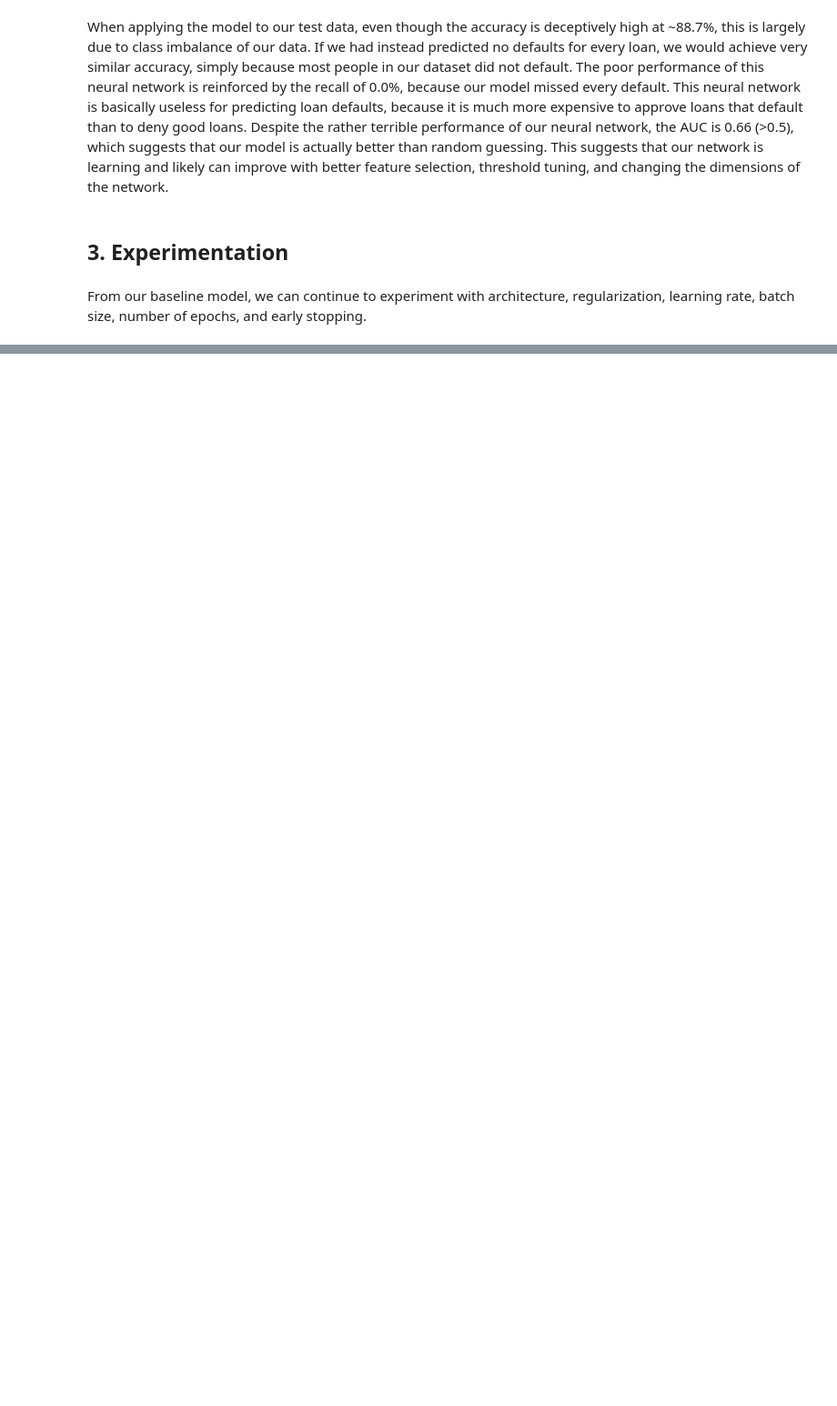
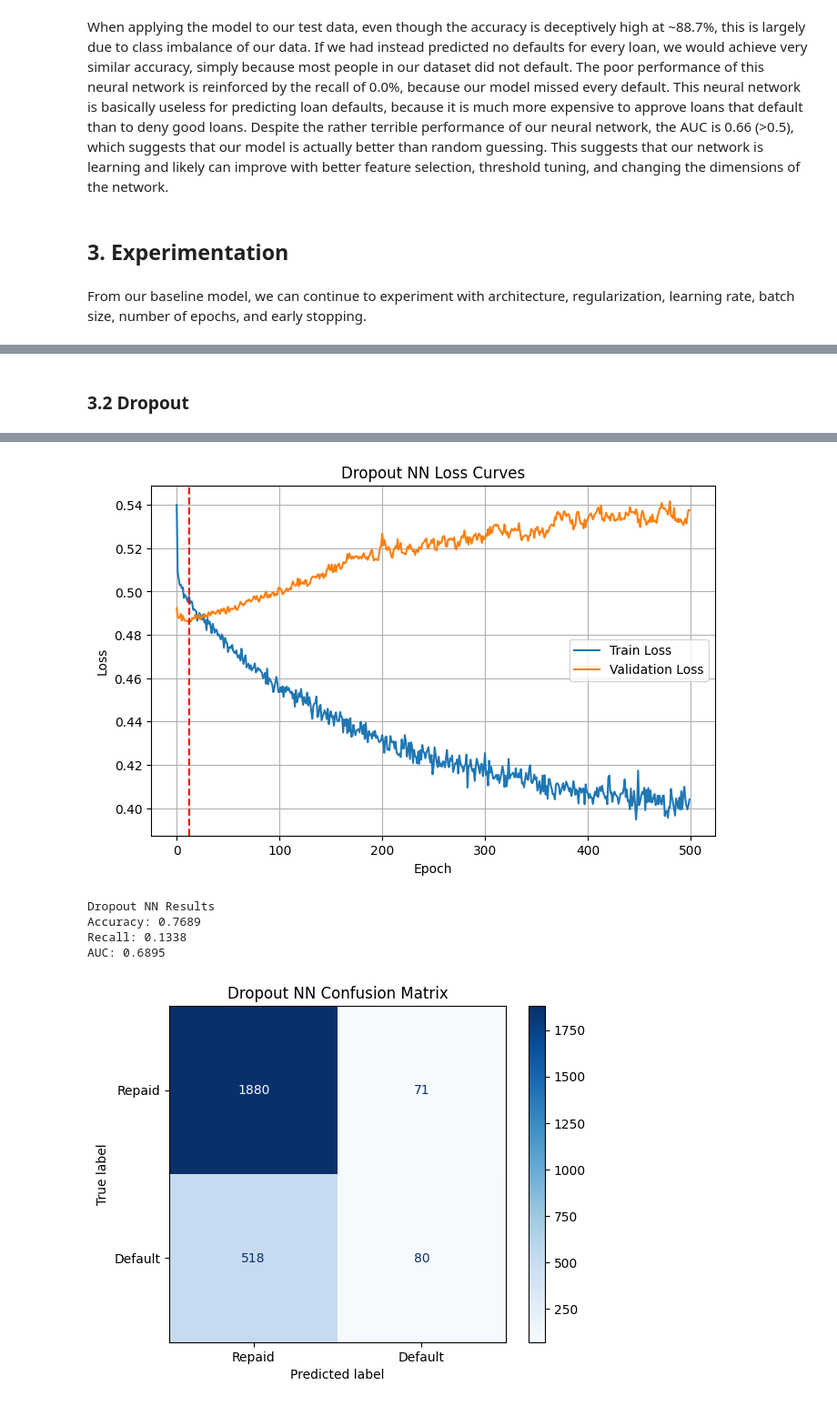
Before and after one commit to yangke34/RSM338-Assignment-6, a Jupyter notebook: RSM338 Assignment 6 Part A.ipynb, the cells around one changed output, grey strips where cells are left out. Shown at 91% size. Drawn from its saved outputs; the diff is of its cells as text; code cells hidden in the pictures; blank space fills up the shorter version.

```diff
--- a/RSM338 Assignment 6 Part A.ipynb
+++ b/RSM338 Assignment 6 Part A.ipynb
@@ -633,0 +679,38 @@ ValueError: Target size (torch.Size([64, 1, 1])) must be the same as input size
+# %% [markdown]
+### 3.2 Dropout
+# %%
+import torch.nn as nn
+
+class DropoutNet(nn.Module):
+
+    def __init__(self, input_size, dropout_rate=0.3):
+        super().__init__()
+
+        self.fc1 = nn.Linear(input_size, 64)
+        self.fc2 = nn.Linear(64, 64)
+        self.output = nn.Linear(64, 1)
+
+        self.relu = nn.ReLU()
+        self.sigmoid = nn.Sigmoid()
+        self.dropout = nn.Dropout(dropout_rate)
+
+    def forward(self, x):
+
+        x = self.relu(self.fc1(x))
+        x = self.dropout(x)
+
+        x = self.relu(self.fc2(x))
+        x = self.dropout(x)
+
+        x = self.sigmoid(self.output(x))
+
+        return x
+# %%
+model = DropoutNet(input_dim, dropout_rate=0.3)
+
+criterion = nn.BCELoss()
+
+optimizer = optim.Adam(model.parameters(), lr=0.001)
+
+train_and_evaluate(model, criterion, optimizer, "Dropout NN")
+# %% [output]
@@ -633,0 +727,6 @@ ValueError: Target size (torch.Size([64, 1, 1])) must be the same as input size
+[figure, added]
+Dropout NN Results
+Accuracy: 0.7689
+Recall: 0.1338
+AUC: 0.6895
+[figure, added]
```
Also changed, not shown: parts of 23 cells of this notebook.
